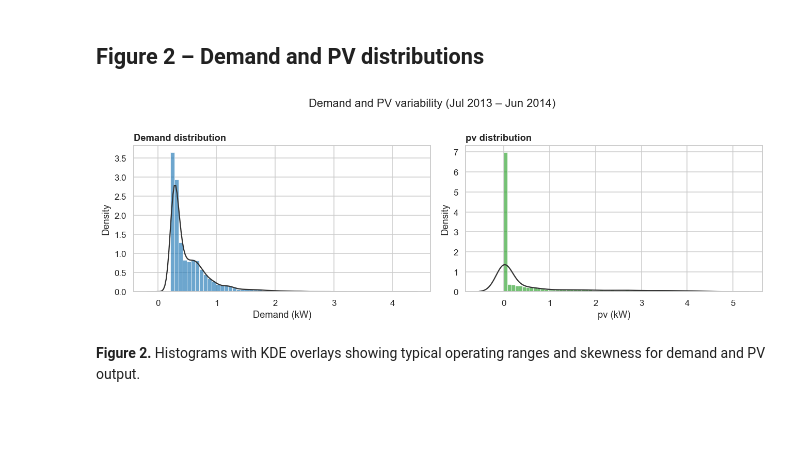
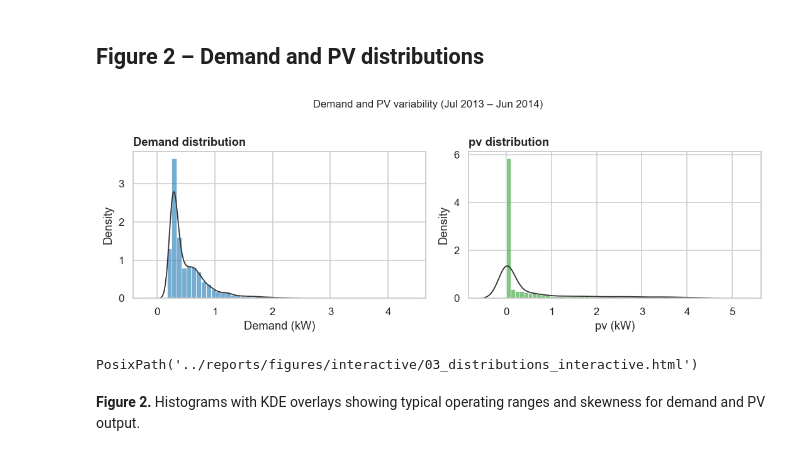
Before and after one commit to samuel29102002/Energy_Data_Science, a Jupyter notebook: notebooks/03_visualization.ipynb, the cells around one changed output. Drawn from its saved outputs; the diff is of its cells as text; code cells hidden in the pictures; blank space fills up the shorter version.

```diff
--- a/notebooks/03_visualization.ipynb
+++ b/notebooks/03_visualization.ipynb
@@ -174,31 +172,29 @@ interactive_fig.show()
 # %%
 # Figure 2: Distribution Analysis of Demand and PV
 # Histograms with KDE overlays to show the statistical properties of the variables
-fig, axes = plt.subplots(1, 2, figsize=(12, 4))
+fig, axes = plt.subplots(1, 2, figsize=(10, 3.5))
 
 for ax, column, color in zip(axes, ['Demand', 'pv'], [COLORS['demand'], COLORS['pv']]):
-    sns.histplot(df[column], bins=60, stat='density', color=color, alpha=0.65, edgecolor='white', ax=ax)
-    sns.kdeplot(df[column], color='#333333', linewidth=1.5, ax=ax)
+    sns.histplot(df[column], bins=50, stat='density', color=color, alpha=0.6, edgecolor='white', ax=ax)
+    sns.kdeplot(df[column], color='#333333', linewidth=1.2, ax=ax)
     ax.set_title(f'{column} distribution')
     ax.set_xlabel(f'{column} (kW)')
     ax.set_ylabel('Density')
 
-fig.suptitle('Demand and PV variability (Jul 2013 – Jun 2014)', y=1.02)
+fig.suptitle('Demand and PV variability (Jul 2013 – Jun 2014)', y=1.01, fontsize=11)
 fig.tight_layout()
-
-# Save the figure with the correct naming convention
 save_figure(fig, '03_distributions')
 plt.show()
 
-# Interactive version
+# Interactive version (save only, no display)
 interactive_fig = go.Figure()
-interactive_fig.add_trace(go.Histogram(x=df['Demand'], name='Demand (kW)', nbinsx=60, histnorm='probability density', opacity=0.6, marker_color=COLORS['demand']))
-interactive_fig.add_trace(go.Histogram(x=df['pv'], name='PV (kW)', nbinsx=60, histnorm='probability density', opacity=0.6, marker_color=COLORS['pv']))
+interactive_fig.add_trace(go.Histogram(x=df['Demand'], name='Demand', nbinsx=50, histnorm='probability density', opacity=0.6, marker_color=COLORS['demand']))
+interactive_fig.add_trace(go.Histogram(x=df['pv'], name='PV', nbinsx=50, histnorm='probability density', opacity=0.6, marker_color=COLORS['pv']))
 interactive_fig.update_layout(barmode='overlay', title='Demand and PV distributions', xaxis_title='Value (kW)', yaxis_title='Density')
 save_interactive(interactive_fig, '03_distributions_interactive')
-interactive_fig.show()
 # %% [output]
-[figure, old version]
+[figure, new version]
+PosixPath('../reports/figures/interactive/03_distributions_interactive.html')
 # %% [markdown]
 **Figure 2.** Histograms with KDE overlays showing typical operating ranges and skewness for demand and PV output.
 # %% [markdown]
```
Also changed, not shown: parts of 4 cells of this notebook, 21 other files.
